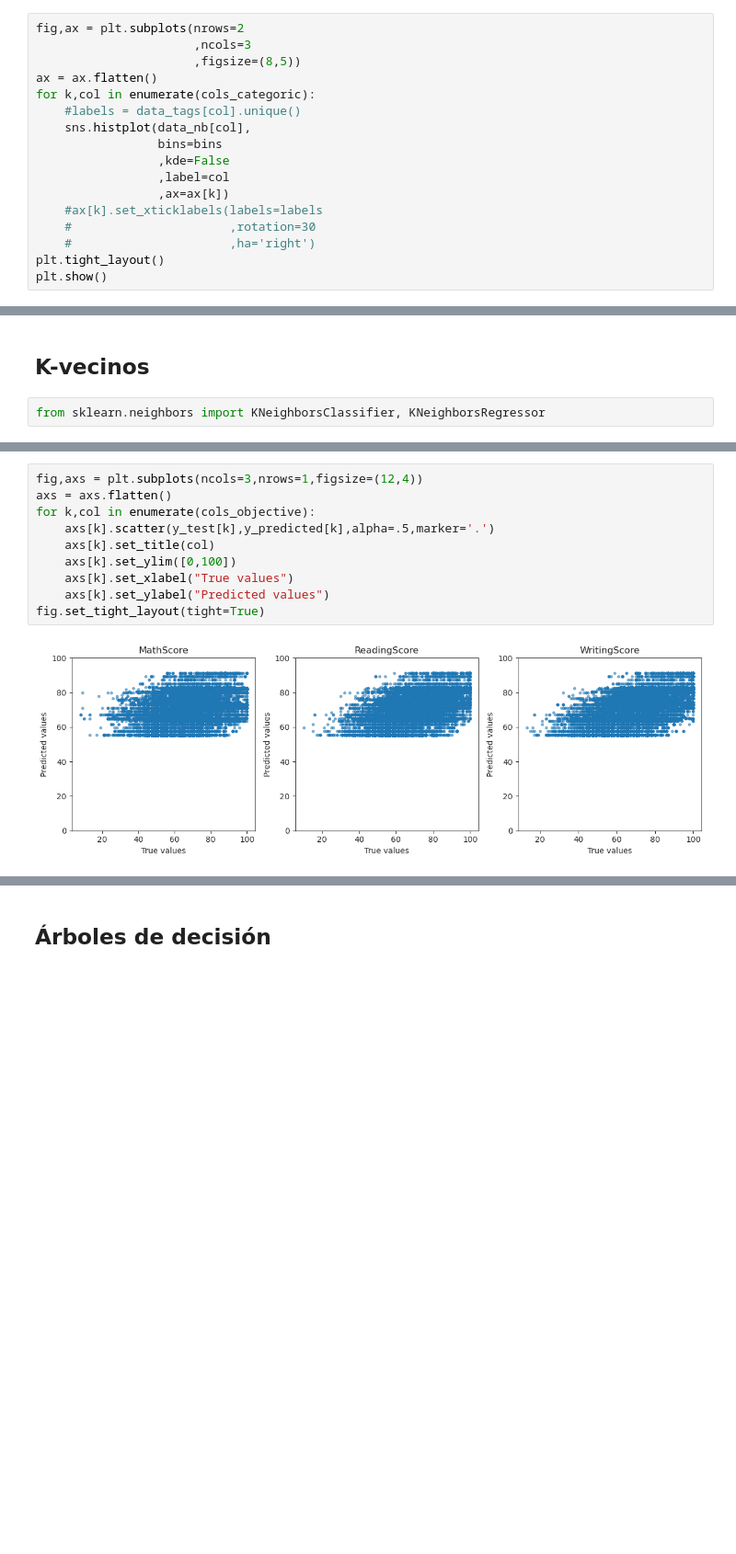
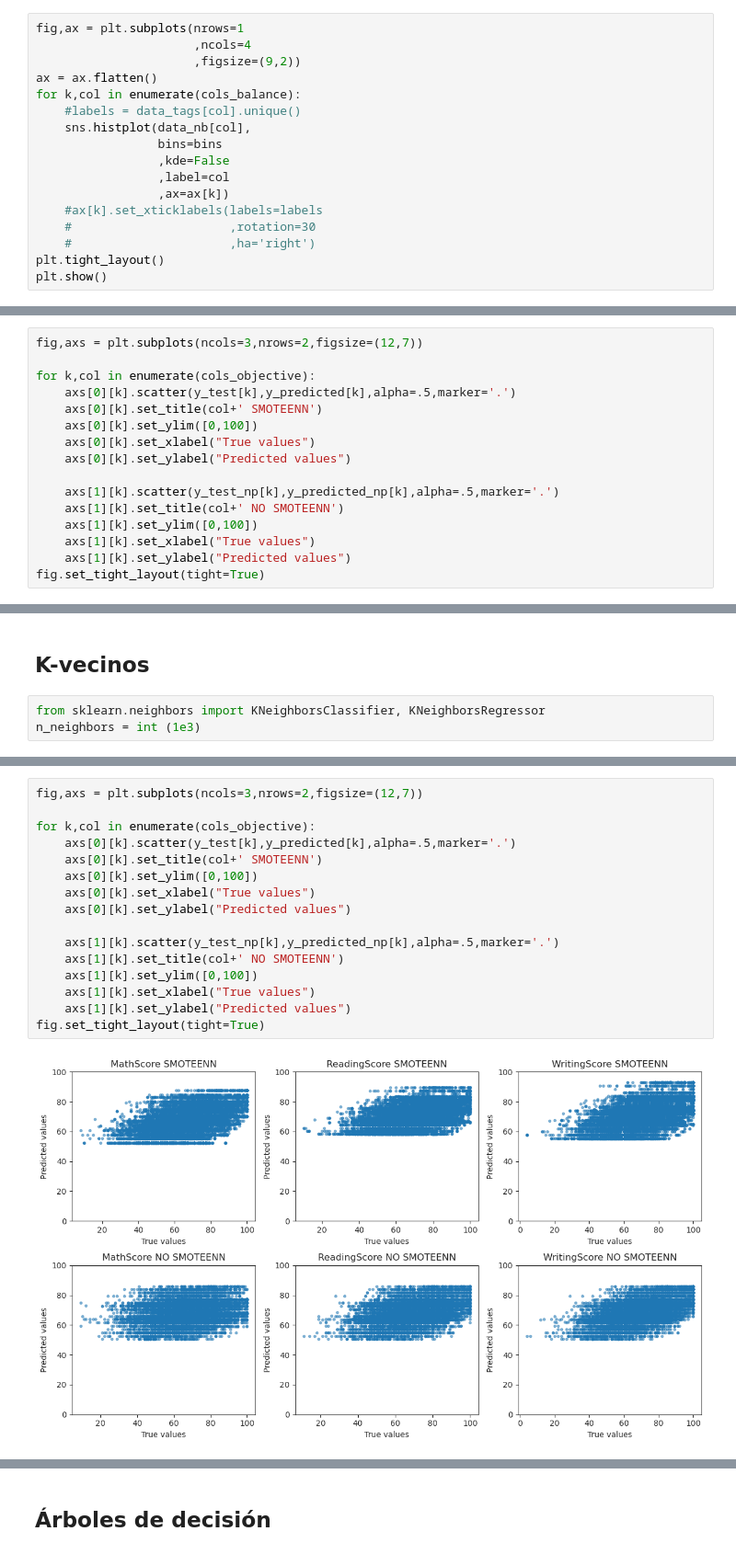
Before and after one commit to AdrFelHB/an-lisis-de-datos, a Jupyter notebook: main.ipynb, the cells around one changed output, grey strips where cells are left out. Shown at 92% size. Cells and saved outputs as stored; diff of their text form; blank space fills up the shorter version.

```diff
--- a/main.ipynb
+++ b/main.ipynb
@@ -340,11 +345,11 @@ data_nb.to_csv(path_or_buf="./data_over_filled.csv",sep=',',index=False)
 # %% [markdown]
 ### Clases categóricas balanceadas
 # %%
-fig,ax = plt.subplots(nrows=2
-                      ,ncols=3
-                      ,figsize=(8,5))
+fig,ax = plt.subplots(nrows=1
+                      ,ncols=4
+                      ,figsize=(9,2))
 ax = ax.flatten()
-for k,col in enumerate(cols_categoric):
+for k,col in enumerate(cols_balance):
     #labels = data_tags[col].unique()
     sns.histplot(data_nb[col],
                  bins=bins
@@ -702,0 +760,16 @@ La menor precisión fue de `ReadingScore` con $r^2\approx0.224$
+# %%
+fig,axs = plt.subplots(ncols=3,nrows=2,figsize=(12,7))
+
+for k,col in enumerate(cols_objective):
+    axs[0][k].scatter(y_test[k],y_predicted[k],alpha=.5,marker='.')
+    axs[0][k].set_title(col+' SMOTEENN')
+    axs[0][k].set_ylim([0,100])
+    axs[0][k].set_xlabel("True values")
+    axs[0][k].set_ylabel("Predicted values")
+
+    axs[1][k].scatter(y_test_np[k],y_predicted_np[k],alpha=.5,marker='.')
+    axs[1][k].set_title(col+' NO SMOTEENN')
+    axs[1][k].set_ylim([0,100])
+    axs[1][k].set_xlabel("True values")
+    axs[1][k].set_ylabel("Predicted values")
+fig.set_tight_layout(tight=True)
@@ -704,4 +779,5 @@ La menor precisión fue de `ReadingScore` con $r^2\approx0.224$
 ## K-vecinos
 # %%
 from sklearn.neighbors import KNeighborsClassifier, KNeighborsRegressor
+n_neighbors = int (1e3)
 # %%
@@ -754,12 +879,18 @@ mae prueba = 10.79506329545158
 # %%
-fig,axs = plt.subplots(ncols=3,nrows=1,figsize=(12,4))
-axs = axs.flatten()
+fig,axs = plt.subplots(ncols=3,nrows=2,figsize=(12,7))
+
 for k,col in enumerate(cols_objective):
-    axs[k].scatter(y_test[k],y_predicted[k],alpha=.5,marker='.')
-    axs[k].set_title(col)
-    axs[k].set_ylim([0,100])
-    axs[k].set_xlabel("True values")
-    axs[k].set_ylabel("Predicted values")
+    axs[0][k].scatter(y_test[k],y_predicted[k],alpha=.5,marker='.')
+    axs[0][k].set_title(col+' SMOTEENN')
+    axs[0][k].set_ylim([0,100])
+    axs[0][k].set_xlabel("True values")
+    axs[0][k].set_ylabel("Predicted values")
+
+    axs[1][k].scatter(y_test_np[k],y_predicted_np[k],alpha=.5,marker='.')
+    axs[1][k].set_title(col+' NO SMOTEENN')
+    axs[1][k].set_ylim([0,100])
+    axs[1][k].set_xlabel("True values")
+    axs[1][k].set_ylabel("Predicted values")
 fig.set_tight_layout(tight=True)
 # %% [output]
-[figure, old version]
+[figure, new version]
```
Also changed, not shown: parts of 45 cells of this notebook.
